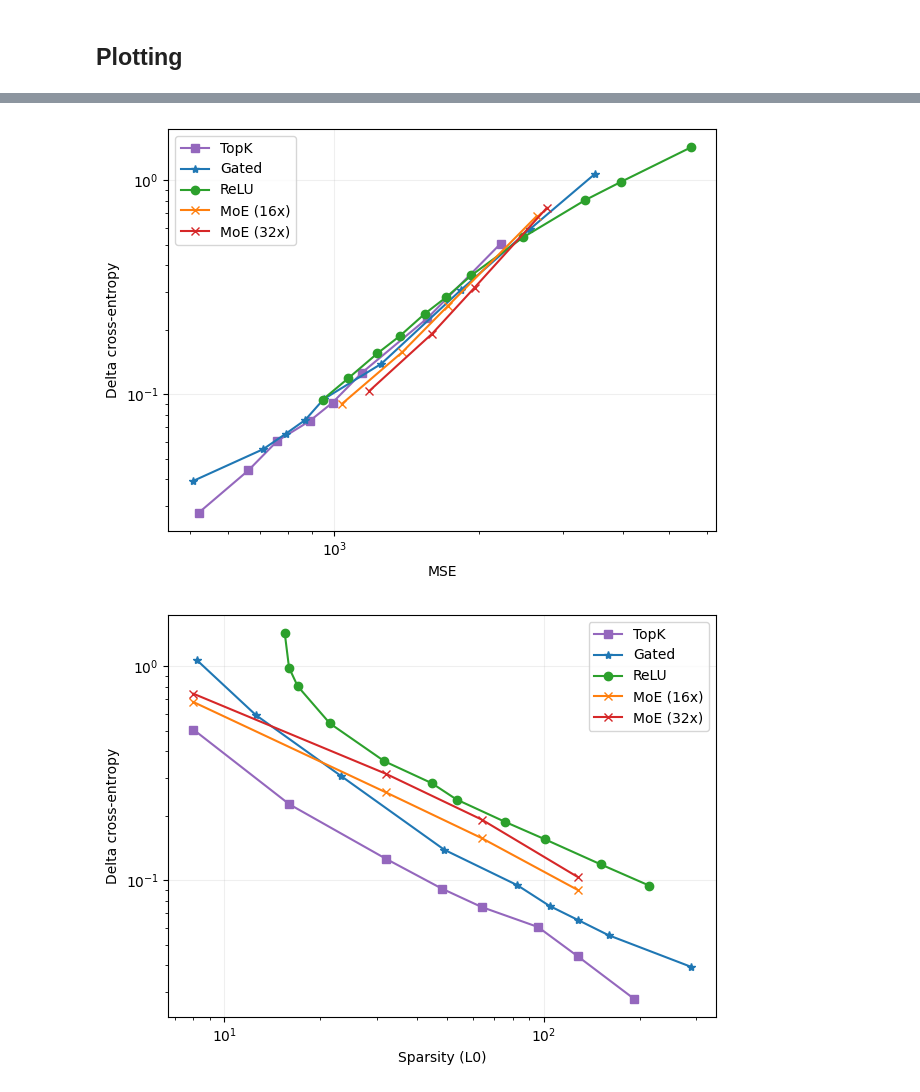
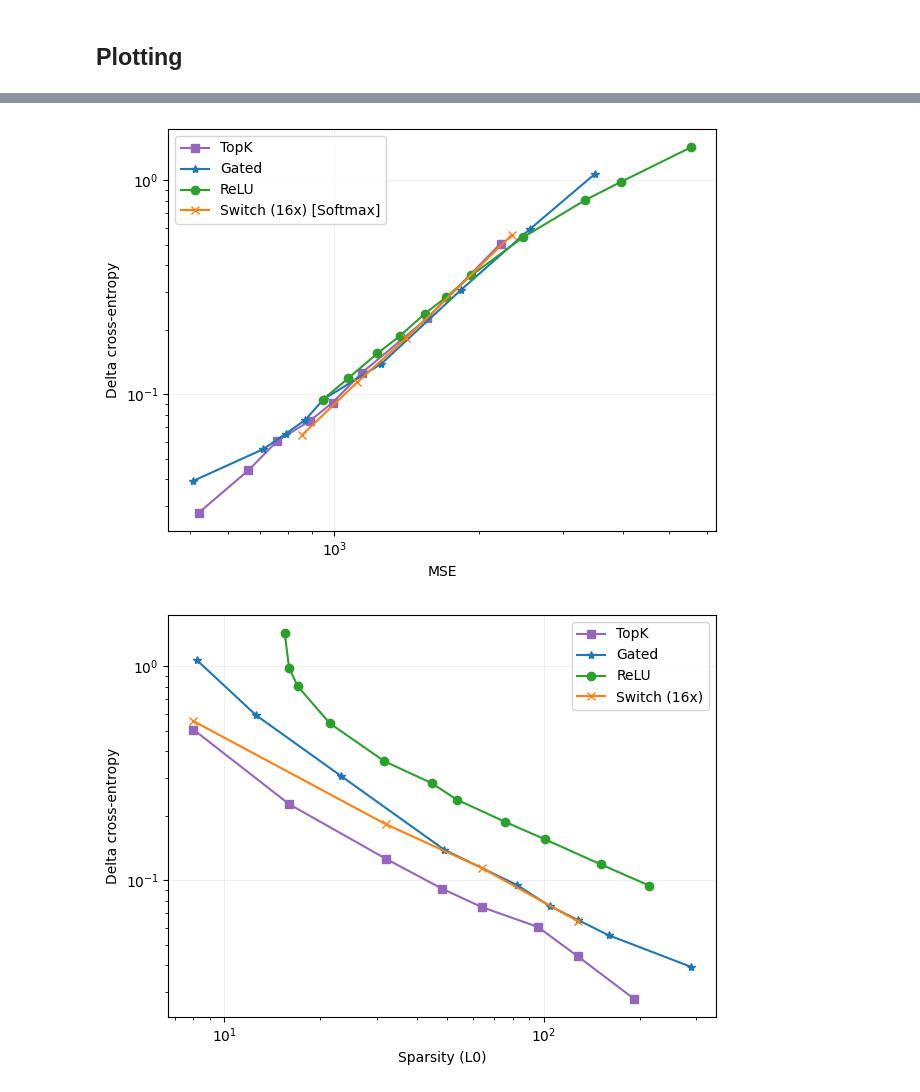
Before and after one commit to amudide/switch_sae, a Jupyter notebook: results/primary.ipynb, the cells around one changed output, grey strips where cells are left out. Saved outputs shown, nothing was run; the diff lists cells and outputs as text; code cells hidden in the pictures.

```diff
--- a/results/primary.ipynb
+++ b/results/primary.ipynb
@@ -107,8 +103,7 @@ plt.plot(df_topk['mse_loss'], df_topk['delta_ce'], label='TopK', marker='s', col
 plt.plot(df_gated['mse_loss'], df_gated['delta_ce'], label='Gated', marker='*', color='#1f77b4')
 plt.plot(df_relu['mse_loss'], df_relu['delta_ce'], label='ReLU', marker='o', color='#2ca02c')
 
-plt.plot(df_16['mse_loss'], df_16['delta_ce'], label='MoE (16x)', marker='x', color='#ff7f0e')
-plt.plot(df_32['mse_loss'], df_32['delta_ce'], label='MoE (32x)', marker='x', color='#d62728')
+plt.plot(df_16['mse_loss'], df_16['delta_ce'], label='Switch (16x) [Softmax]', marker='x', color='#ff7f0e')
 
 
 plt.xscale('log')
@@ -126,29 +121,27 @@ plt.tight_layout()
 plt.savefig("mse_deltace.png")
 plt.show()
 # %% [output]
-[figure, old version]
+[figure, new version]
 # %%
 plt.plot(df_topk['l0'], df_topk['delta_ce'], label='TopK', marker='s', color='#9467bd')
 plt.plot(df_gated['l0'], df_gated['delta_ce'], label='Gated', marker='*', color='#1f77b4')
 plt.plot(df_relu['l0'], df_relu['delta_ce'], label='ReLU', marker='o', color='#2ca02c')
 
-plt.plot(df_16['l0'], df_16['delta_ce'], label='MoE (16x)', marker='x', color='#ff7f0e')
-plt.plot(df_32['l0'], df_32['delta_ce'], label='MoE (32x)', marker='x', color='#d62728')
-
+plt.plot(df_16['l0'], df_16['delta_ce'], label='Switch (16x)', marker='x', color='#ff7f0e')
 
 plt.xscale('log')
 plt.yscale('log')
 
 plt.xlabel("Sparsity (L0)")
 plt.ylabel("Delta cross-entropy")
 
 plt.legend()
 
 plt.grid(True, which="major", ls="-", alpha=0.2)
 
 
 plt.tight_layout()
 plt.savefig("l0_deltace.png")
 plt.show()
 # %% [output]
-[figure, old version]
+[figure, new version]
```
Also changed, not shown: parts of 3 cells of this notebook, 13 other files.
